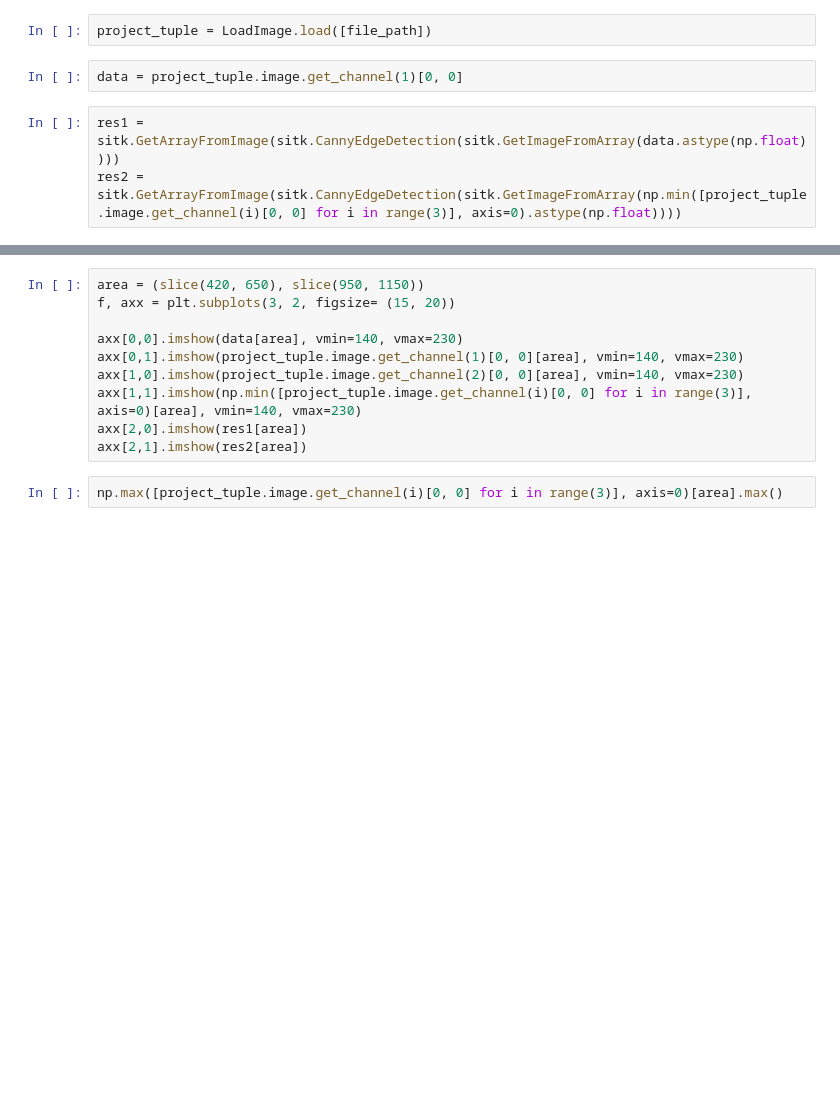
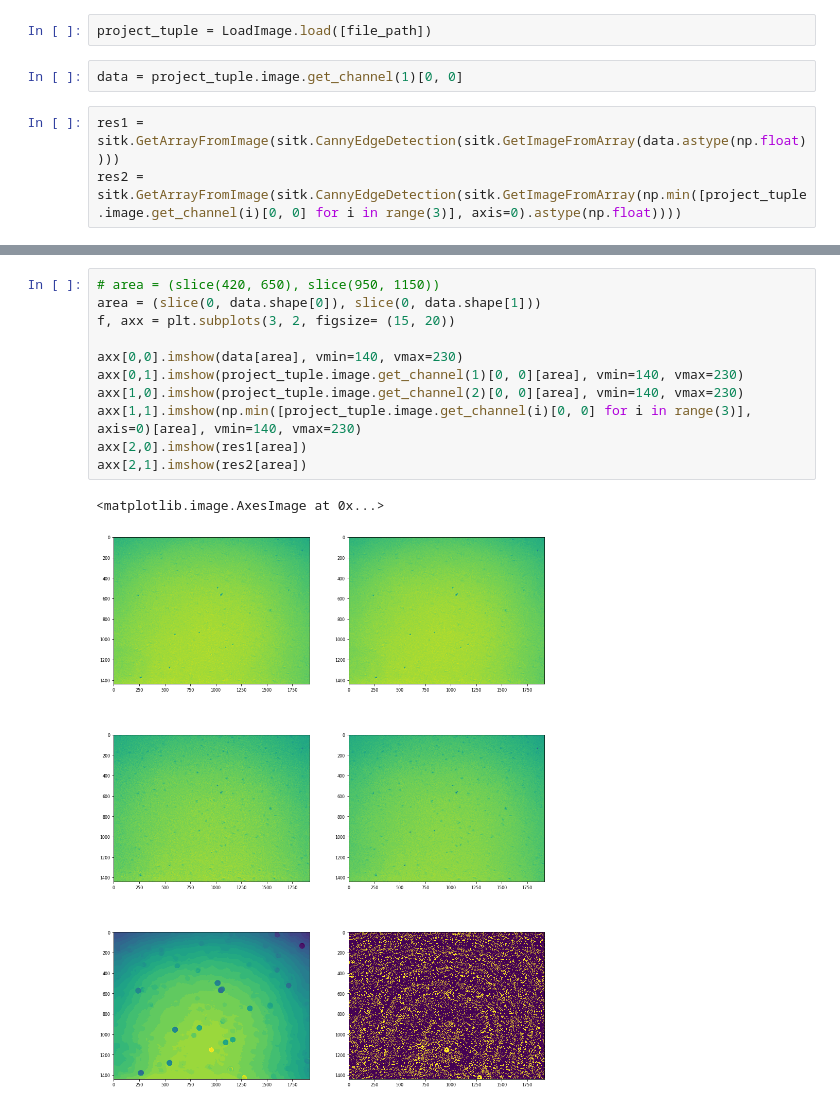
Before and after one commit to Czaki/Trapalyzer, a Jupyter notebook: Analyse.ipynb, the cells around one changed output, grey strips where cells are left out. Drawn from its saved outputs; the diff is of its cells as text; blank space fills up the shorter version.

```diff
--- a/Analyse.ipynb
+++ b/Analyse.ipynb
@@ -27,12 +43,14 @@ res2 = data < res1
 # %%
-area = (slice(420, 650), slice(950, 1150))
+# area = (slice(420, 650), slice(950, 1150))
+area = (slice(0, data.shape[0]), slice(0, data.shape[1]))
 f, axx = plt.subplots(3, 2, figsize= (15, 20))
 
 axx[0,0].imshow(data[area], vmin=140, vmax=230)
 axx[0,1].imshow(project_tuple.image.get_channel(1)[0, 0][area], vmin=140, vmax=230)
 axx[1,0].imshow(project_tuple.image.get_channel(2)[0, 0][area], vmin=140, vmax=230)
 axx[1,1].imshow(np.min([project_tuple.image.get_channel(i)[0, 0] for i in range(3)], axis=0)[area], vmin=140, vmax=230)
 axx[2,0].imshow(res1[area])
 axx[2,1].imshow(res2[area])
+# %% [output]
+<matplotlib.image.AxesImage at 0x...>
+[figure, added]
-# %%
-np.max([project_tuple.image.get_channel(i)[0, 0] for i in range(3)], axis=0)[area].max()
```
Also changed, not shown: parts of 4 cells of this notebook, 3 other files.
